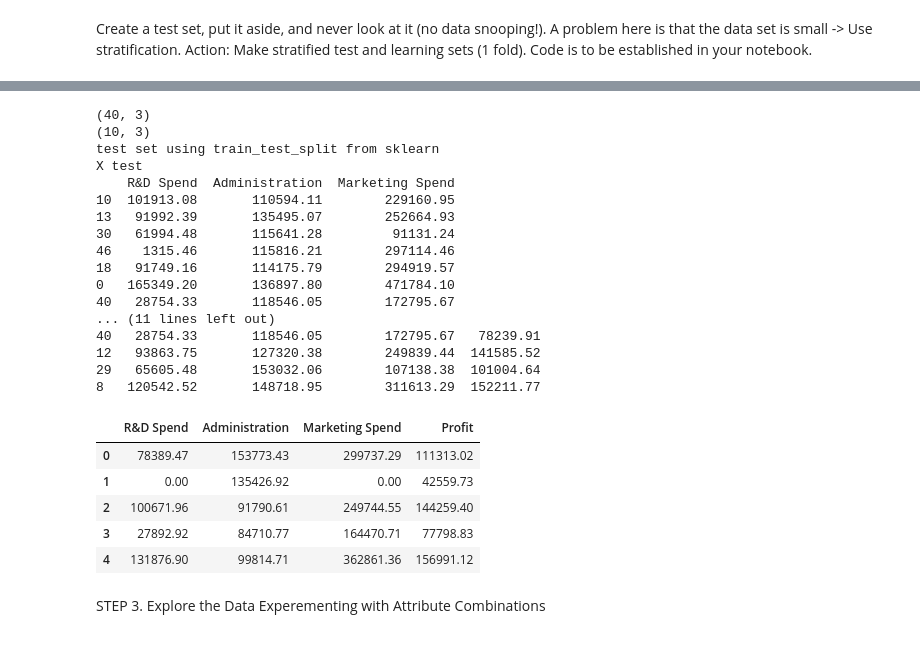
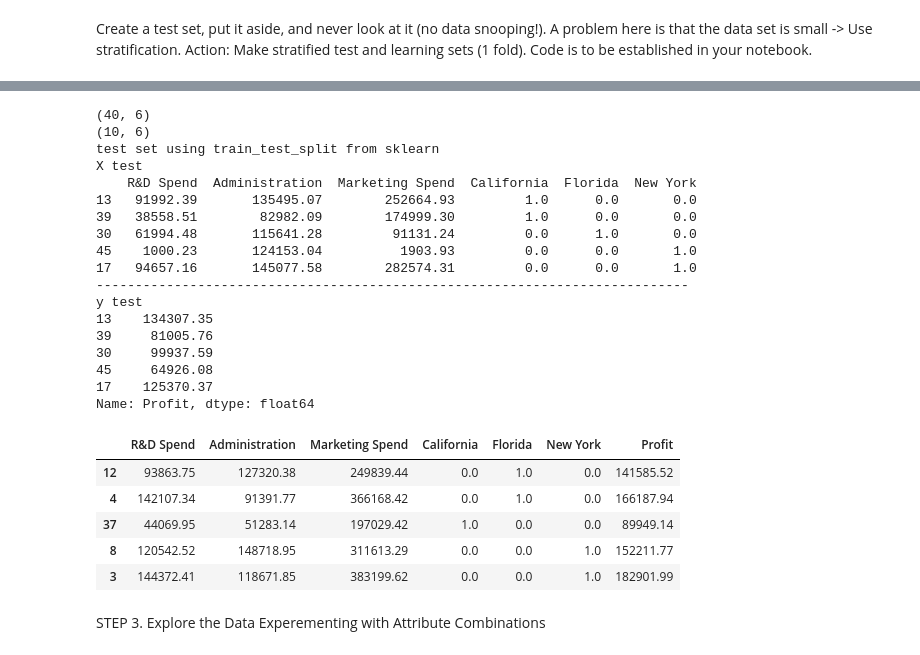
Before and after one commit to KacperBytnar/Machine_Learning_Evaluate_new_startups_profit, a Jupyter notebook: calcs/50-Startups_ML_Mandatory-Assignment.ipynb, the cells around one changed output, grey strips where cells are left out. Drawn from its saved outputs; the diff is of its cells as text; code cells hidden in the pictures.

```diff
--- a/calcs/50-Startups_ML_Mandatory-Assignment.ipynb
+++ b/calcs/50-Startups_ML_Mandatory-Assignment.ipynb
@@ -104,5 +162,6 @@ X.head()
 # %%
 # Drop orginal state column and label
-y=dataset.drop(['State'],axis=1)
+y=dataset['Profit']
+
 y.head()
 # %% [output]
@@ -133,44 +174,46 @@ dataset.head()
 # %%
 # Split the data into training and testing sets
-X_train,X_test,y_train,y_test=train_test_split(X,y,test_size=0.2, shuffle=True, random_state=123)
+X_train,X_test,y_train,y_test=train_test_split(X,y,test_size=0.2, shuffle=True, random_state=42)
 print(X_train.shape)
 print(X_test.shape)
 
 print("test set using train_test_split from sklearn")
 print("X test")
-print(X_test)
+print(X_test.head())
+print("----------------------------------------------------------------------------")
 print("y test")
-print(y_test)
+print(y_test.head())
 # %% [output]
-(40, 3)
-(10, 3)
+(40, 6)
+(10, 6)
 test set using train_test_split from sklearn
 X test
-    R&D Spend  Administration  Marketing Spend
-10  101913.08       110594.11        229160.95
-13   91992.39       135495.07        252664.93
-30   61994.48       115641.28         91131.24
-46    1315.46       115816.21        297114.46
-18   91749.16       114175.79        294919.57
-0   165349.20       136897.80        471784.10
-40   28754.33       118546.05        172795.67
-... (11 lines left out)
-40   28754.33       118546.05        172795.67   78239.91
-12   93863.75       127320.38        249839.44  141585.52
-29   65605.48       153032.06        107138.38  101004.64
-8   120542.52       148718.95        311613.29  152211.77
+    R&D Spend  Administration  Marketing Spend  California  Florida  New York
+13   91992.39       135495.07        252664.93         1.0      0.0       0.0
+39   38558.51        82982.09        174999.30         1.0      0.0       0.0
+30   61994.48       115641.28         91131.24         0.0      1.0       0.0
+45    1000.23       124153.04          1903.93         0.0      0.0       1.0
+17   94657.16       145077.58        282574.31         0.0      0.0       1.0
+----------------------------------------------------------------------------
+y test
+13    134307.35
+39     81005.76
+30     99937.59
+45     64926.08
+17    125370.37
+Name: Profit, dtype: float64
 # %%
 # Merging x and y values into test and training sets
-train_set = X_train.merge(y_train)
+train_set = X_train.join(y_train)
 
 train_set.head()
 # %% [output]
-|  | R&D Spend | Administration | Marketing Spend | Profit |
-| 0 | 78389.47 | 153773.43 | 299737.29 | 111313.02 |
-| 1 | 0.00 | 135426.92 | 0.00 | 42559.73 |
-| 2 | 100671.96 | 91790.61 | 249744.55 | 144259.40 |
-| 3 | 27892.92 | 84710.77 | 164470.71 | 77798.83 |
-| 4 | 131876.90 | 99814.71 | 362861.36 | 156991.12 |
+|  | R&D Spend | Administration | Marketing Spend | California | Florida | New York | Profit |
+| 12 | 93863.75 | 127320.38 | 249839.44 | 0.0 | 1.0 | 0.0 | 141585.52 |
+| 4 | 142107.34 | 91391.77 | 366168.42 | 0.0 | 1.0 | 0.0 | 166187.94 |
+| 37 | 44069.95 | 51283.14 | 197029.42 | 1.0 | 0.0 | 0.0 | 89949.14 |
+| 8 | 120542.52 | 148718.95 | 311613.29 | 0.0 | 0.0 | 1.0 | 152211.77 |
+| 3 | 144372.41 | 118671.85 | 383199.62 | 0.0 | 0.0 | 1.0 | 182901.99 |
 # %% [markdown]
 STEP 3.
 Explore the Data
```
Also changed, not shown: parts of 44 cells of this notebook.
